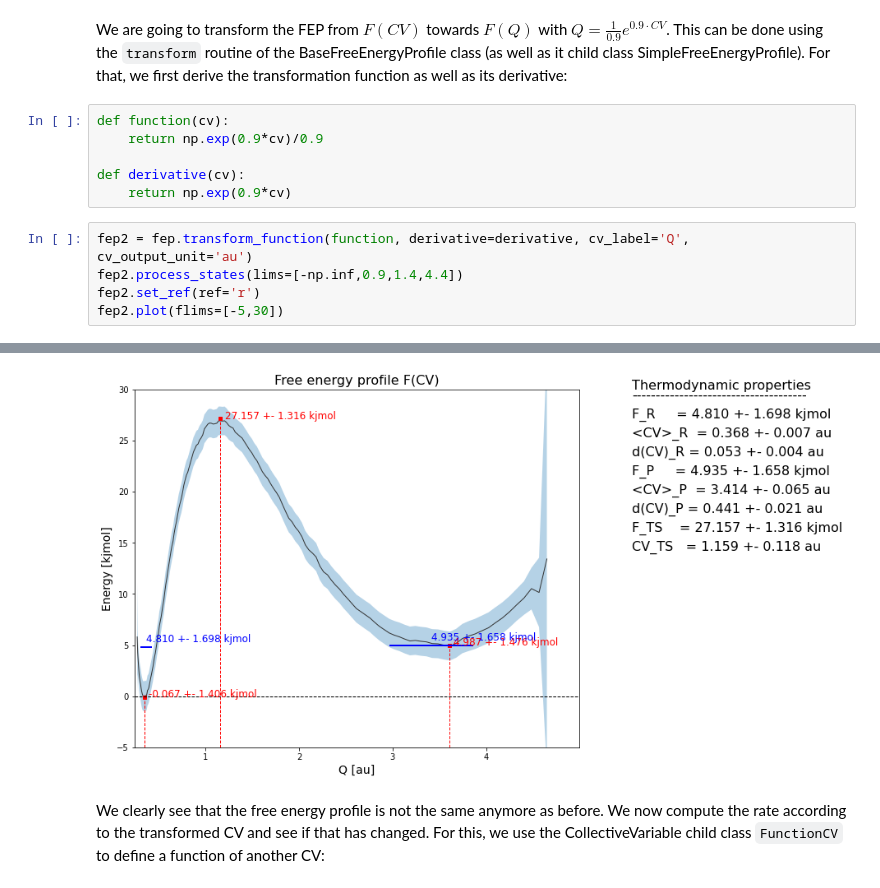
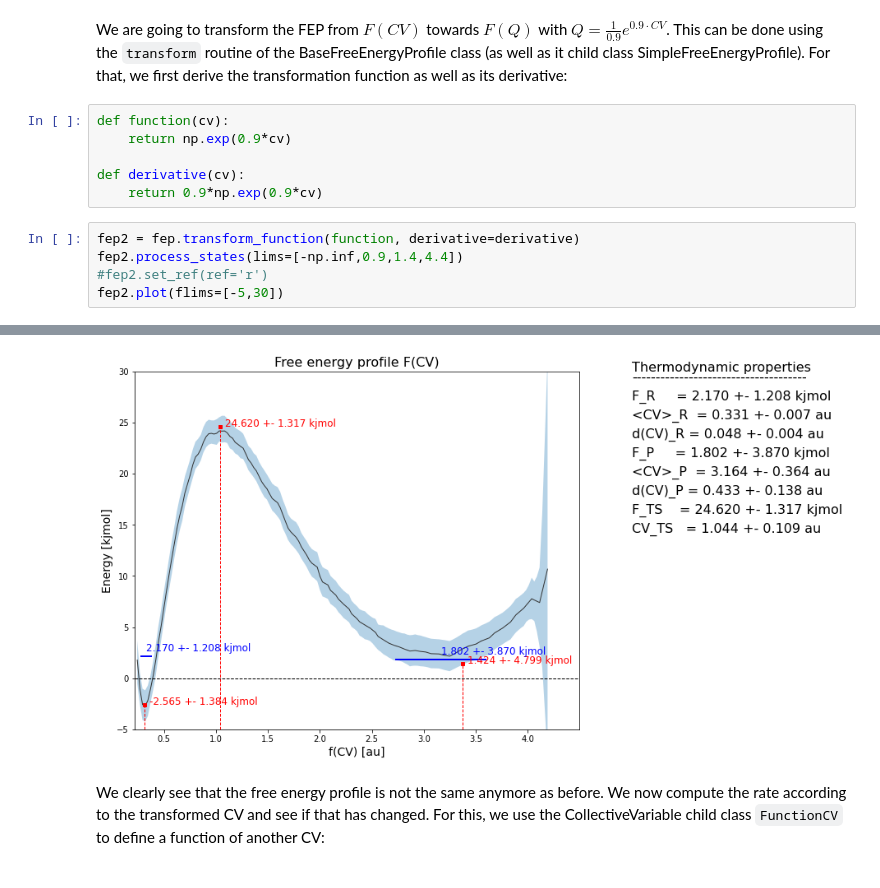
Before and after one commit to molmod/ThermoLIB, a Jupyter notebook: docs/.doctrees/nbsphinx/tut/advanced_transformations.ipynb, the cells around one changed output, grey strips where cells are left out. Saved outputs shown, nothing was run; the diff lists cells and outputs as text.

Commit message:
Implemented transform_function for 2D FES, redid transform for 1D FEP, fixed some bugs in error.py

```diff
--- a/docs/.doctrees/nbsphinx/tut/advanced_transformations.ipynb
+++ b/docs/.doctrees/nbsphinx/tut/advanced_transformations.ipynb
@@ -98,13 +96,13 @@ Rate factor with block averaging:
 We are going to transform the FEP from $F(CV)$ towards $F(Q)$ with $Q=\frac{1}{0.9}e^{0.9\cdot CV}$. This can be done using the ``transform`` routine of the BaseFreeEnergyProfile class (as well as it child class SimpleFreeEnergyProfile). For that, we first derive the transformation function as well as its derivative:
 # %%
 def function(cv):
-    return np.exp(0.9*cv)/0.9
+    return np.exp(0.9*cv)
 
 def derivative(cv):
-    return np.exp(0.9*cv)
+    return 0.9*np.exp(0.9*cv)
 # %%
-fep2 = fep.transform_function(function, derivative=derivative, cv_label='Q', cv_output_unit='au')
+fep2 = fep.transform_function(function, derivative=derivative)
 fep2.process_states(lims=[-np.inf,0.9,1.4,4.4])
-fep2.set_ref(ref='r')
+#fep2.set_ref(ref='r')
 fep2.plot(flims=[-5,30])
 # %% [output]
@@ -111,4 +127,4 @@ fep2.plot(flims=[-5,30])
-[figure, old version]
+[figure, new version]
 # %% [markdown]
 We clearly see that the free energy profile is not the same anymore as before. We now compute the rate according to the transformed CV and see if that has changed. For this, we use the CollectiveVariable child class ``FunctionCV`` to define a function of another CV:
 # %%
```
Also changed, not shown: parts of 10 cells of this notebook, 47 other files.
